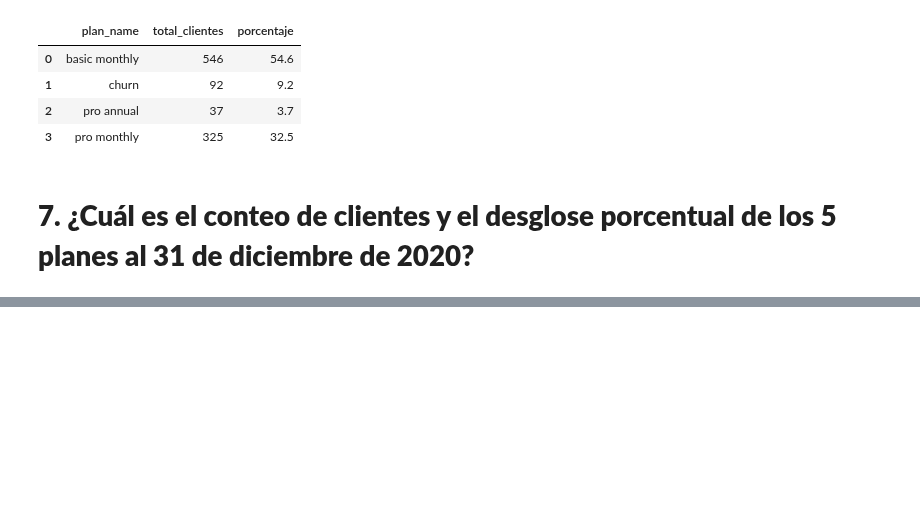
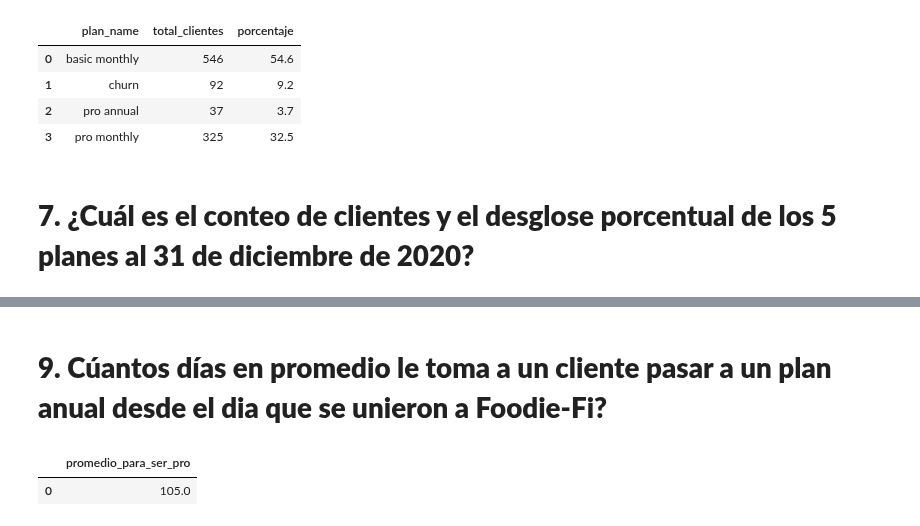
Before and after one commit to LLAES07/SQL_DESAFIO, a Jupyter notebook: Caso_3/Caso_3.ipynb, the cells around one changed output, grey strips where cells are left out. Cells and saved outputs as stored; diff of their text form; code cells hidden in the pictures; blank space fills up the shorter version.

```diff
--- a/Caso_3/Caso_3.ipynb
+++ b/Caso_3/Caso_3.ipynb
@@ -3037,0 +3059,40 @@ pd.read_sql_query(query, connection)
+# %% [markdown]
+# **9. Cúantos días en promedio le toma a un cliente pasar a un plan anual desde el dia que se unieron a Foodie-Fi?**
+# %%
+query = '''
+
+    WITH pro_anual_costumers AS (
+    SELECT
+        *
+     FROM
+        subscriptions s
+    INNER JOIN
+        plans p USING(plan_id)
+    WHERE
+        plan_name = 'pro annual'),
+
+    pro_customers_first_date AS (
+    SELECT
+        *
+     FROM
+        subscriptions s
+    INNER JOIN
+        plans p USING(plan_id)
+    WHERE
+        plan_name = 'trial' AND s.customer_id IN ( SELECT DISTINCT customer_id FROM  pro_anual_costumers) )
+
+
+    SELECT
+        CEIL(AVG(CAST(julianday(p.start_date) - julianday(f.start_date) AS INTEGER))) AS promedio_para_ser_pro
+    FROM pro_anual_costumers p
+    LEFT JOIN  pro_customers_first_date f
+     ON p.customer_id = f.customer_id
+
+
+
+'''
+
+pd.read_sql_query(query, connection)
+# %% [output]
+|  | promedio_para_ser_pro |
+| 0 | 105.0 |
```
Also changed, not shown: parts of 11 cells of this notebook, 1 other file.
